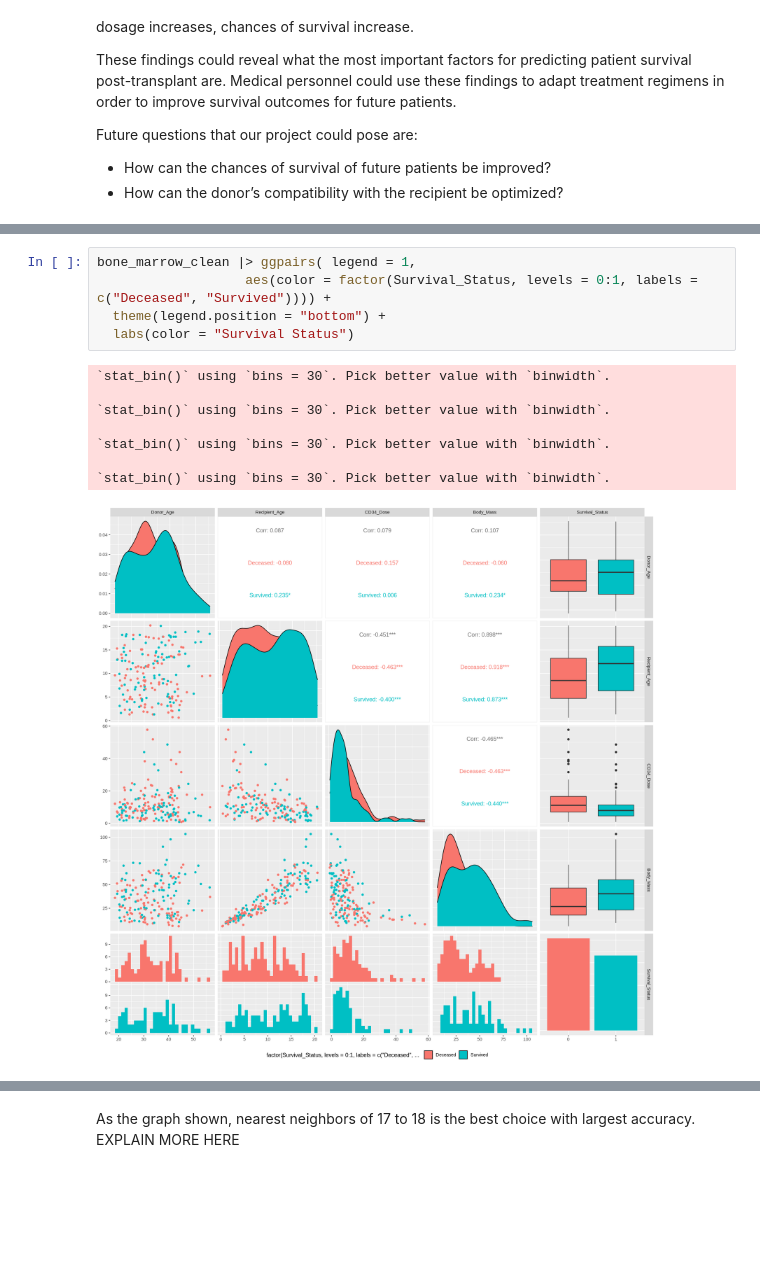
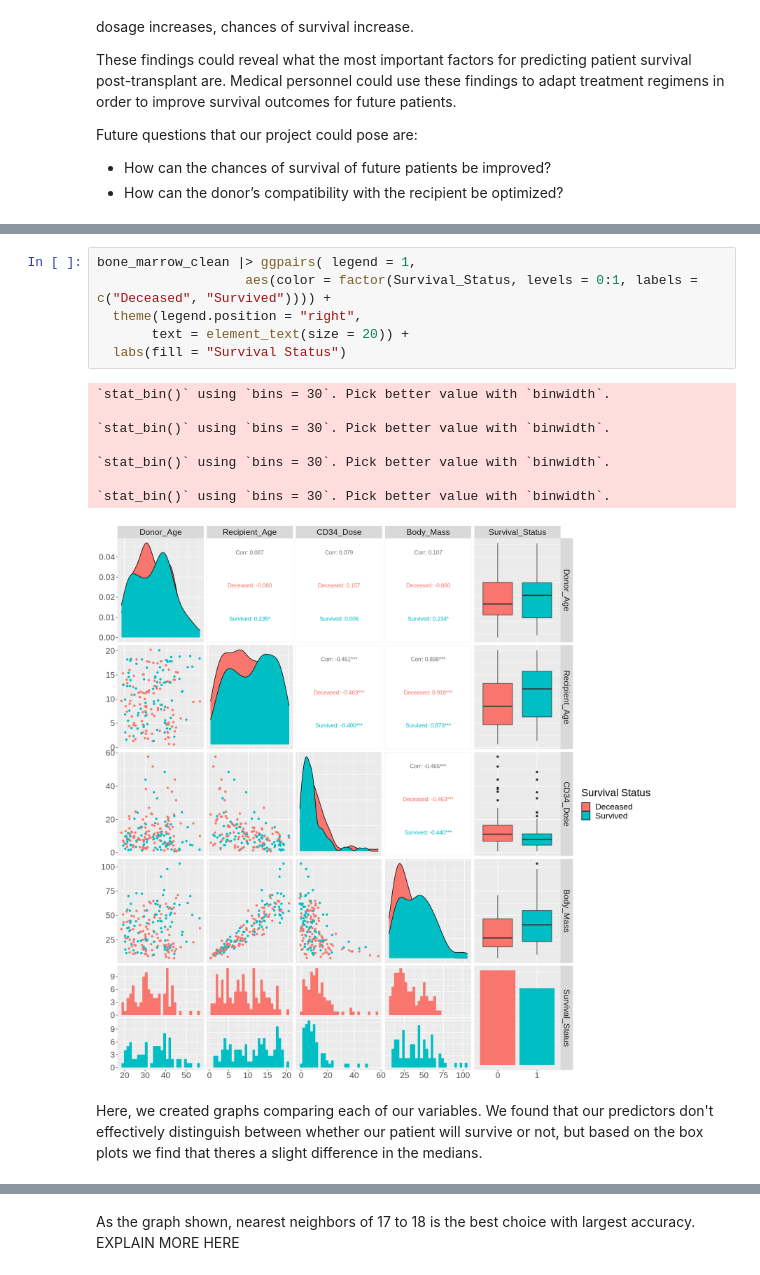
Before and after one commit to rishiiii3/dsci-100-2023S-group-67, a Jupyter notebook: Bone Marrow Analysis.ipynb, the cells around one changed output, grey strips where cells are left out. Drawn from its saved outputs; the diff is of its cells as text; blank space fills up the shorter version.

```diff
--- a/Bone Marrow Analysis.ipynb
+++ b/Bone Marrow Analysis.ipynb
@@ -144,15 +175,18 @@ Registered S3 method overwritten by 'GGally':
 # %%
 bone_marrow_clean |> ggpairs( legend = 1,
                    aes(color = factor(Survival_Status, levels = 0:1, labels = c("Deceased", "Survived")))) +
-  theme(legend.position = "bottom") +
-  labs(color = "Survival Status")
+  theme(legend.position = "right",
+       text = element_text(size = 20)) +
+  labs(fill = "Survival Status")
 # %% [output]
 `stat_bin()` using `bins = 30`. Pick better value with `binwidth`.
 
 `stat_bin()` using `bins = 30`. Pick better value with `binwidth`.
 
 `stat_bin()` using `bins = 30`. Pick better value with `binwidth`.
 
 `stat_bin()` using `bins = 30`. Pick better value with `binwidth`.
-[figure, old version]
+[figure, new version]
+# %% [markdown]
+Here, we created graphs comparing each of our variables. We found that our predictors don't effectively distinguish between whether our patient will survive or not, but based on the box plots we find that theres a slight difference in the medians.
 # %%
```
Also changed, not shown: parts of 19 cells of this notebook.
